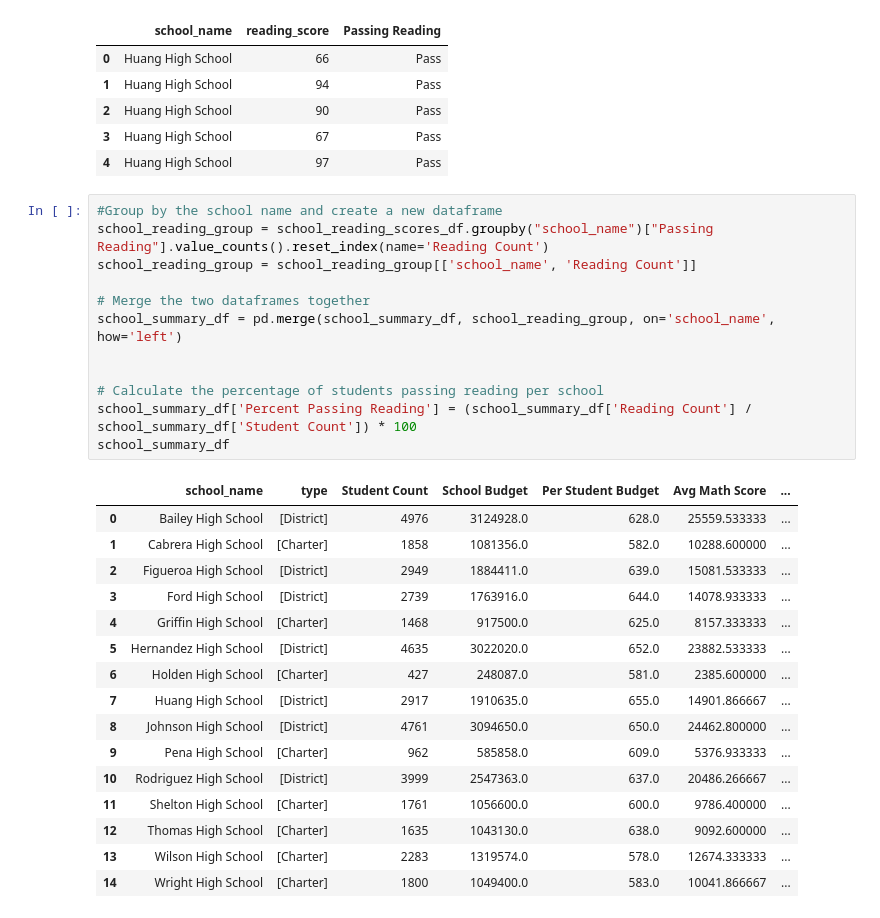
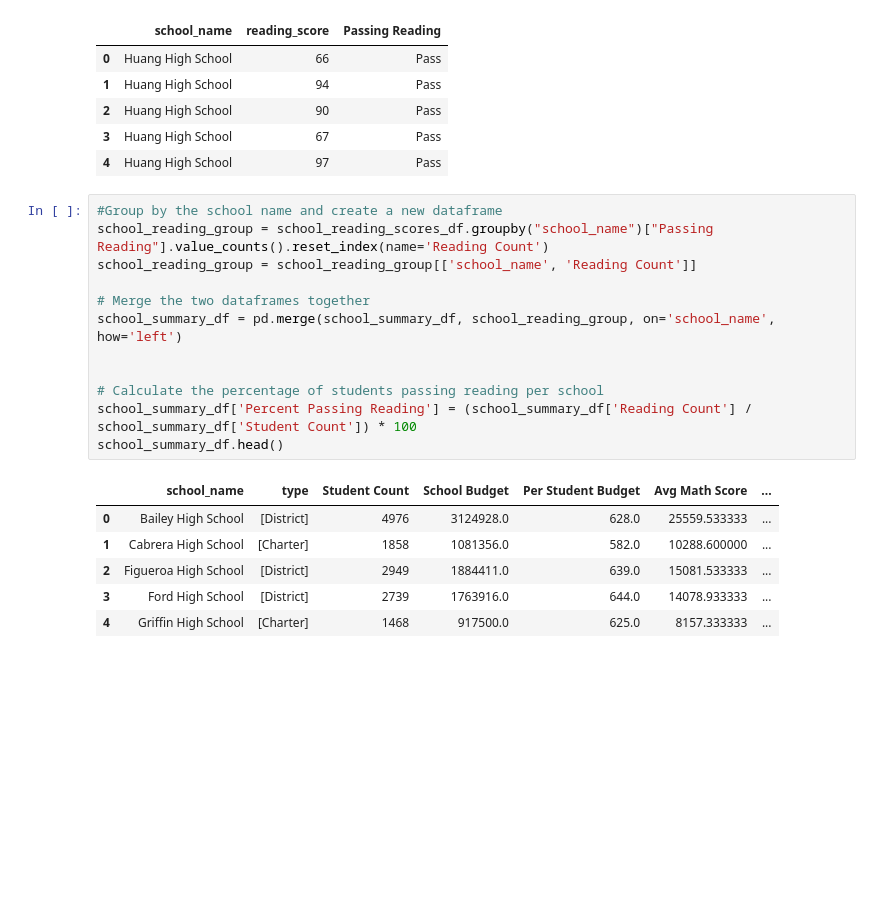
Before and after one commit to M0ther0fGingers/pandas-challenge, a Jupyter notebook: PyCitySchools/PyCitySchools.ipynb, the cells around one changed output. Cells and saved outputs as stored; diff of their text form; blank space fills up the shorter version.

```diff
--- a/PyCitySchools/PyCitySchools.ipynb
+++ b/PyCitySchools/PyCitySchools.ipynb
@@ -409,32 +409,22 @@ See the caveats in the documentation: https://pandas.pydata.org/pandas-docs/stab
 # %%
 #Group by the school name and create a new dataframe
 school_reading_group = school_reading_scores_df.groupby("school_name")["Passing Reading"].value_counts().reset_index(name='Reading Count')
 school_reading_group = school_reading_group[['school_name', 'Reading Count']]
 
 # Merge the two dataframes together
 school_summary_df = pd.merge(school_summary_df, school_reading_group, on='school_name', how='left')
 
 
 # Calculate the percentage of students passing reading per school
 school_summary_df['Percent Passing Reading'] = (school_summary_df['Reading Count'] / school_summary_df['Student Count']) * 100
-school_summary_df
+school_summary_df.head()
 # %% [output]
 |  | school_name | type | Student Count | School Budget | Per Student Budget | Avg Math Score | ... |
 | 0 | Bailey High School | [District] | 4976 | 3124928.0 | 628.0 | 25559.533333 | ... |
 | 1 | Cabrera High School | [Charter] | 1858 | 1081356.0 | 582.0 | 10288.600000 | ... |
 | 2 | Figueroa High School | [District] | 2949 | 1884411.0 | 639.0 | 15081.533333 | ... |
 | 3 | Ford High School | [District] | 2739 | 1763916.0 | 644.0 | 14078.933333 | ... |
 | 4 | Griffin High School | [Charter] | 1468 | 917500.0 | 625.0 | 8157.333333 | ... |
-| 5 | Hernandez High School | [District] | 4635 | 3022020.0 | 652.0 | 23882.533333 | ... |
-| 6 | Holden High School | [Charter] | 427 | 248087.0 | 581.0 | 2385.600000 | ... |
-| 7 | Huang High School | [District] | 2917 | 1910635.0 | 655.0 | 14901.866667 | ... |
-| 8 | Johnson High School | [District] | 4761 | 3094650.0 | 650.0 | 24462.800000 | ... |
-| 9 | Pena High School | [Charter] | 962 | 585858.0 | 609.0 | 5376.933333 | ... |
-| 10 | Rodriguez High School | [District] | 3999 | 2547363.0 | 637.0 | 20486.266667 | ... |
-| 11 | Shelton High School | [Charter] | 1761 | 1056600.0 | 600.0 | 9786.400000 | ... |
-| 12 | Thomas High School | [Charter] | 1635 | 1043130.0 | 638.0 | 9092.600000 | ... |
-| 13 | Wilson High School | [Charter] | 2283 | 1319574.0 | 578.0 | 12674.333333 | ... |
-| 14 | Wright High School | [Charter] | 1800 | 1049400.0 | 583.0 | 10041.866667 | ... |
 # %%
 # Calculate the percent of students passing both reading and math at each school.
 school_name = school_data_complete["school_name"]
```
Also changed, not shown: parts of 2 cells of this notebook.
